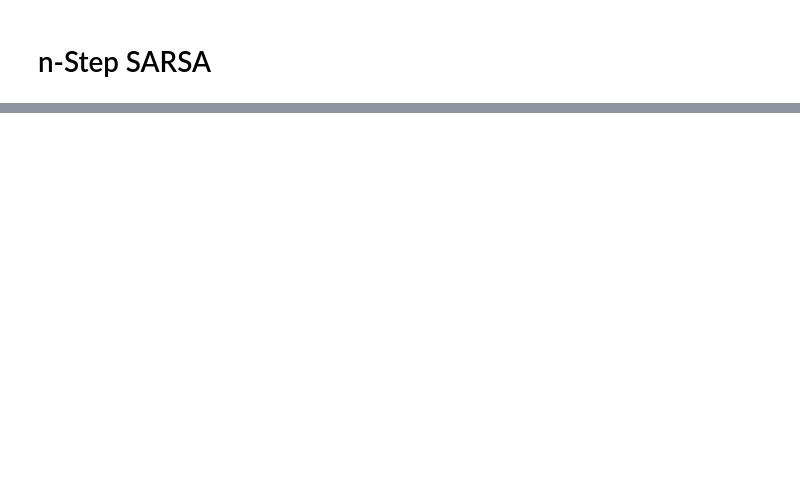
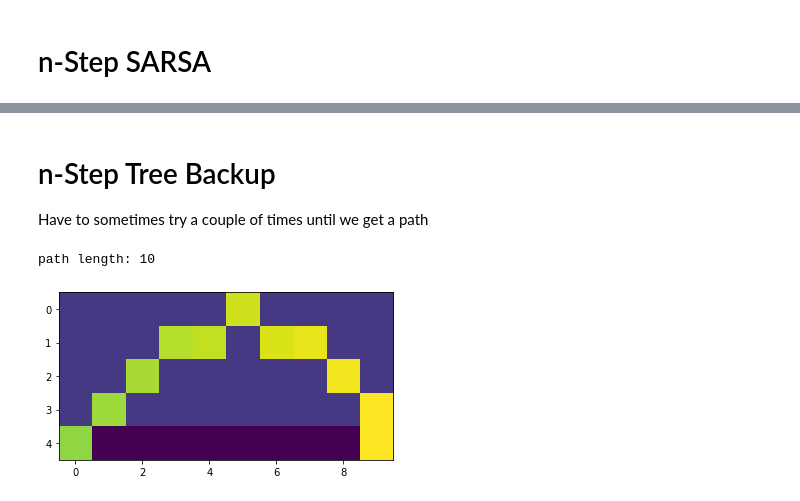
Before and after one commit to MaraTomasek/ML-Notebooks, a Jupyter notebook: Reinforcement_Learning/ch7-n_step_td.ipynb, the cells around one changed output, grey strips where cells are left out. Drawn from its saved outputs; the diff is of its cells as text; code cells hidden in the pictures; blank space fills up the shorter version.

```diff
--- a/Reinforcement_Learning/ch7-n_step_td.ipynb
+++ b/Reinforcement_Learning/ch7-n_step_td.ipynb
@@ -395,0 +396,3 @@ path length: 14
+# %% [markdown]
+# n-Step Tree Backup
+Have to sometimes try a couple of times until we get a path
@@ -395,0 +475,7 @@ path length: 14
+# %%
+Q    = n_step_tree(cliff)
+path = trace_Q(cliff, Q)
+cliff.show_path(path)
+# %% [output]
+path length: 10
+[figure, added]
```
Also changed, not shown: parts of 21 cells of this notebook.
